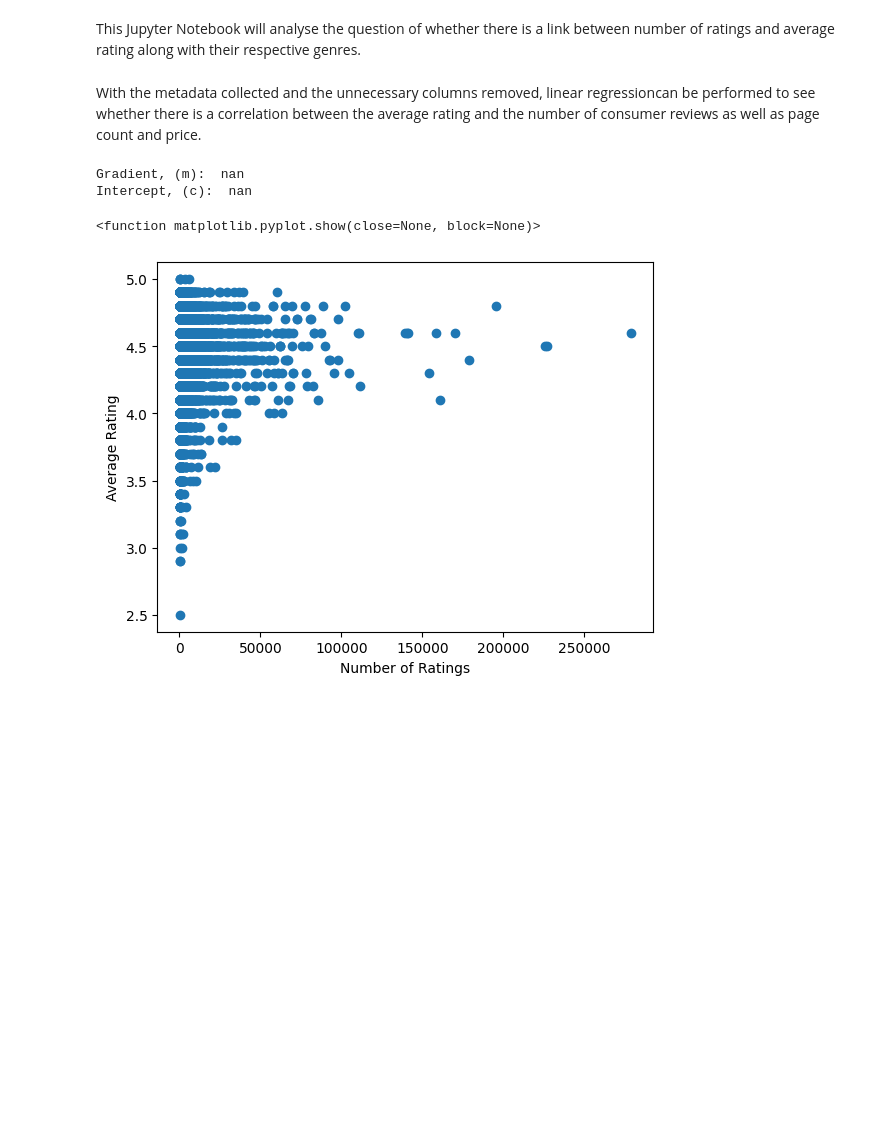
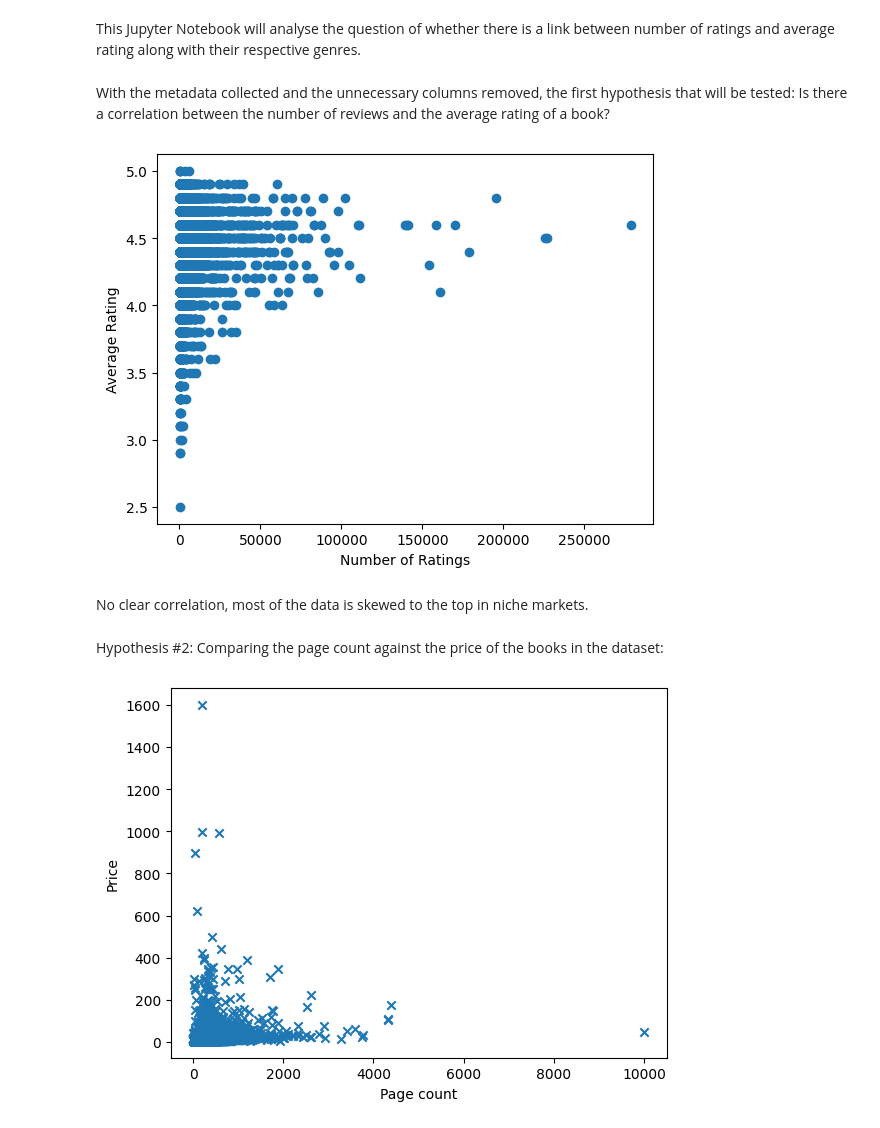
Before and after one commit to up2107357/ACT-CW2---UP2107357, a Jupyter notebook: py/Question_1.ipynb, the cells around one changed output. Saved outputs shown, nothing was run; the diff lists cells and outputs as text; code cells hidden in the pictures; blank space fills up the shorter version.

Commit message:
Updating some of my files

```diff
--- a/py/Question_1.ipynb
+++ b/py/Question_1.ipynb
@@ -9,39 +9,27 @@ import numpy as np
 import functions
 df_metadata = functions.get_data()
 # %% [markdown]
-With the metadata collected and the unnecessary columns removed, linear regressioncan be performed to see whether there is a correlation between the average rating and the number of consumer reviews as well as page count and price.
+With the metadata collected and the unnecessary columns removed, the first hypothesis that will be tested: Is there a correlation between the number of reviews and the average rating of a book?
 # %%
 X = df_metadata['rating_number'].values
 Y = df_metadata['average_rating'].values
 
-# Setting the initial parameters for gradient descent.
-m=0
-c=0
-alpha = 0.01
-epochs = 100
-
-n = len(X)
-
-for i in range(epochs):
-    y_pred = (m*X)+c
-    error = y_pred - Y
-    dm = (2/n) * np.sum(X*error)
-    db = (2/n) * np.sum(error)
-
-    # Updating the parameters
-    m -= alpha*dm
-    c -= alpha*db
-
-print('Gradient, (m): ', m)
-print('Intercept, (c): ', c)
-
 plt.scatter(X,Y)
 plt.xlabel('Number of Ratings')
 plt.ylabel('Average Rating')
-plt.plot(X, m*X + c)
-plt.show
+plt.show()
 # %% [output]
-Gradient, (m):  nan
-Intercept, (c):  nan
-<function matplotlib.pyplot.show(close=None, block=None)>
 [figure]
+# %% [markdown]
+No clear correlation, most of the data is skewed to the top in niche markets.
+# %% [markdown]
+Hypothesis #2: Comparing the page count against the price of the books in the dataset:
+# %%
+page_count = df_metadata['page_count'].dropna()
+price = df_metadata['price_numeric'][page_count.index]
+plt.scatter(page_count, price, marker = 'x')
+plt.xlabel('Page count')
+plt.ylabel('Price')
+plt.show()
+# %% [output]
+[figure, added]
```
Also changed, not shown: parts of 5 cells of this notebook, 1 other file.
